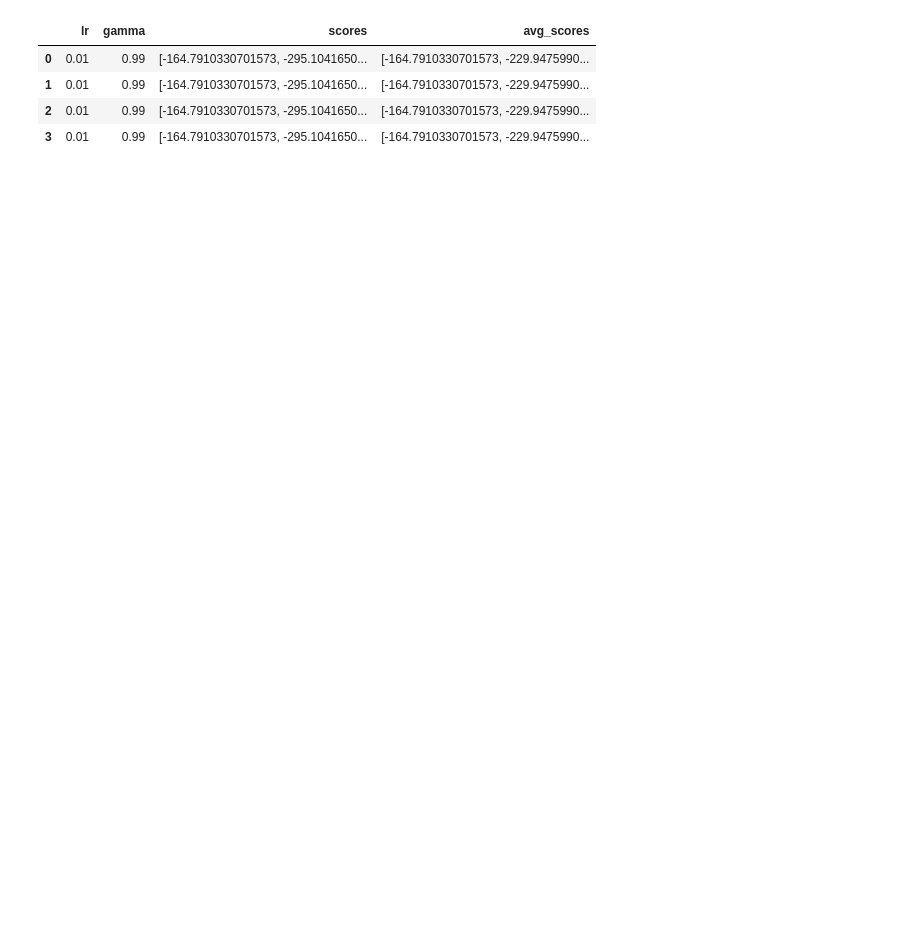
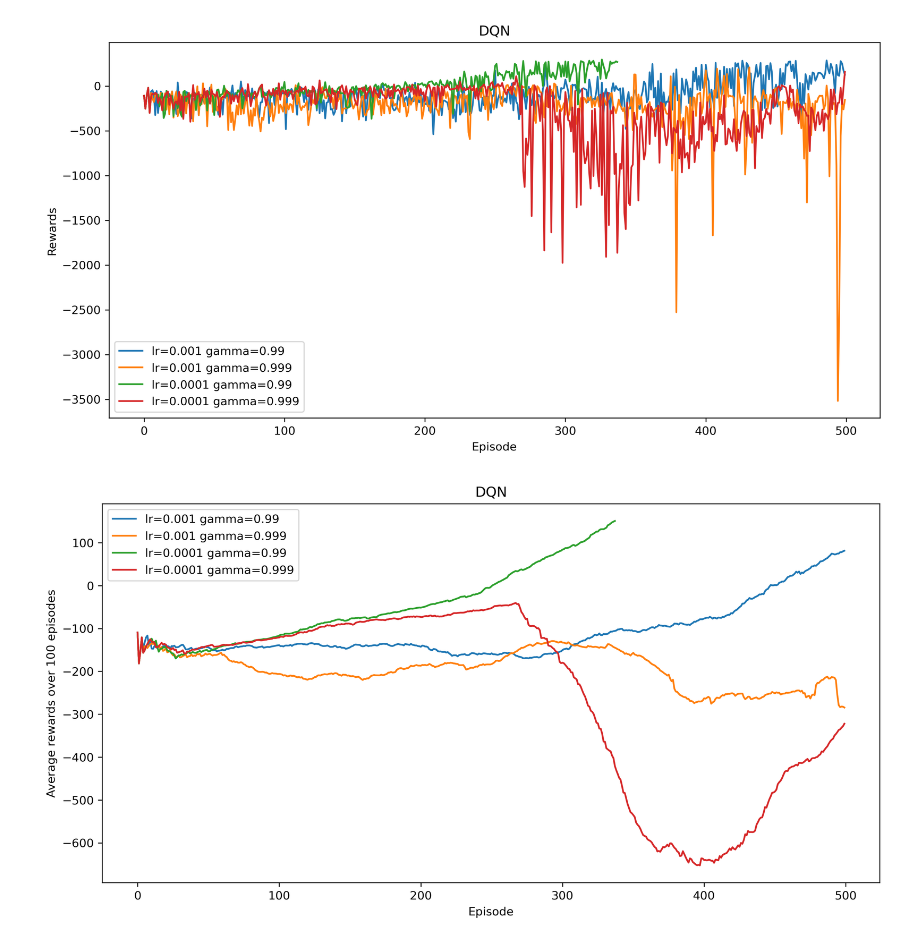
Before and after one commit to jihoonkim888/CM50270-Group-Project, a Jupyter notebook: hyper_plot.ipynb, the cells around one changed output. Drawn from its saved outputs; the diff is of its cells as text; code cells hidden in the pictures; blank space fills up the shorter version.

```diff
--- a/hyper_plot.ipynb
+++ b/hyper_plot.ipynb
@@ -9,3 +10,6 @@ df_duelingdqn_path = 'DuelingDQN-temp/df_data_DuelingDQN.csv'
 # %%
+df_dqn = pd.read_csv(df_dqn_path)
+df_dqn.drop('Unnamed: 0', axis=1, inplace=True)
+
 df_duelingdqn = pd.read_csv(df_duelingdqn_path)
 df_duelingdqn.drop('Unnamed: 0', axis=1, inplace=True)
@@ -20,18 +43,39 @@ df_duelingdqn
 # %%
-def plot_comparison(data):
+def plot_comparison(data, title, save_path=None):
+
+    plt.figure(figsize=(12, 6), dpi=300)
+    for i in range(data.shape[0]):
+        row = data.iloc[i,:]
+        plt.plot(ast.literal_eval(row['scores']), # convert list of array to array
+                 label="lr={} gamma={}".format(row['lr'], row['gamma']))
+    plt.xlabel("Episode")
+    plt.ylabel("Rewards")
+    plt.title(title)
+    plt.legend()
+    plt.show()
+
+    if save_path is not None:
+        plt.savefig(save_path)
+
+
+def plot_avg_comparison(data, title, save_path=None):
+
+    plt.figure(figsize=(12, 6), dpi=300)
     for i in range(data.shape[0]):
         row = data.iloc[i,:]
         plt.plot(ast.literal_eval(row['avg_scores']), # convert list of array to array
                  label="lr={} gamma={}".format(row['lr'], row['gamma']))
     plt.xlabel("Episode")
     plt.ylabel("Average rewards over 100 episodes")
+    plt.title(title)
     plt.legend()
     plt.show()
 
-plot_comparison(df_duelingdqn)
+    if save_path is not None:
+        plt.savefig(save_path)
-# %% [output]
-|  | lr | gamma | scores | avg_scores |
-| 0 | 0.01 | 0.99 | [-164.7910330701573, -295.1041650... | [-164.7910330701573, -229.9475990... |
-| 1 | 0.01 | 0.99 | [-164.7910330701573, -295.1041650... | [-164.7910330701573, -229.9475990... |
-| 2 | 0.01 | 0.99 | [-164.7910330701573, -295.1041650... | [-164.7910330701573, -229.9475990... |
-| 3 | 0.01 | 0.99 | [-164.7910330701573, -295.1041650... | [-164.7910330701573, -229.9475990... |
+# %%
+plot_comparison(df_dqn, "DQN")
+plot_avg_comparison(df_dqn, "DQN")
+# %% [output]
+[figure, added]
+[figure, added]
```
Also changed, not shown: parts of 7 cells of this notebook, 1 other file.
